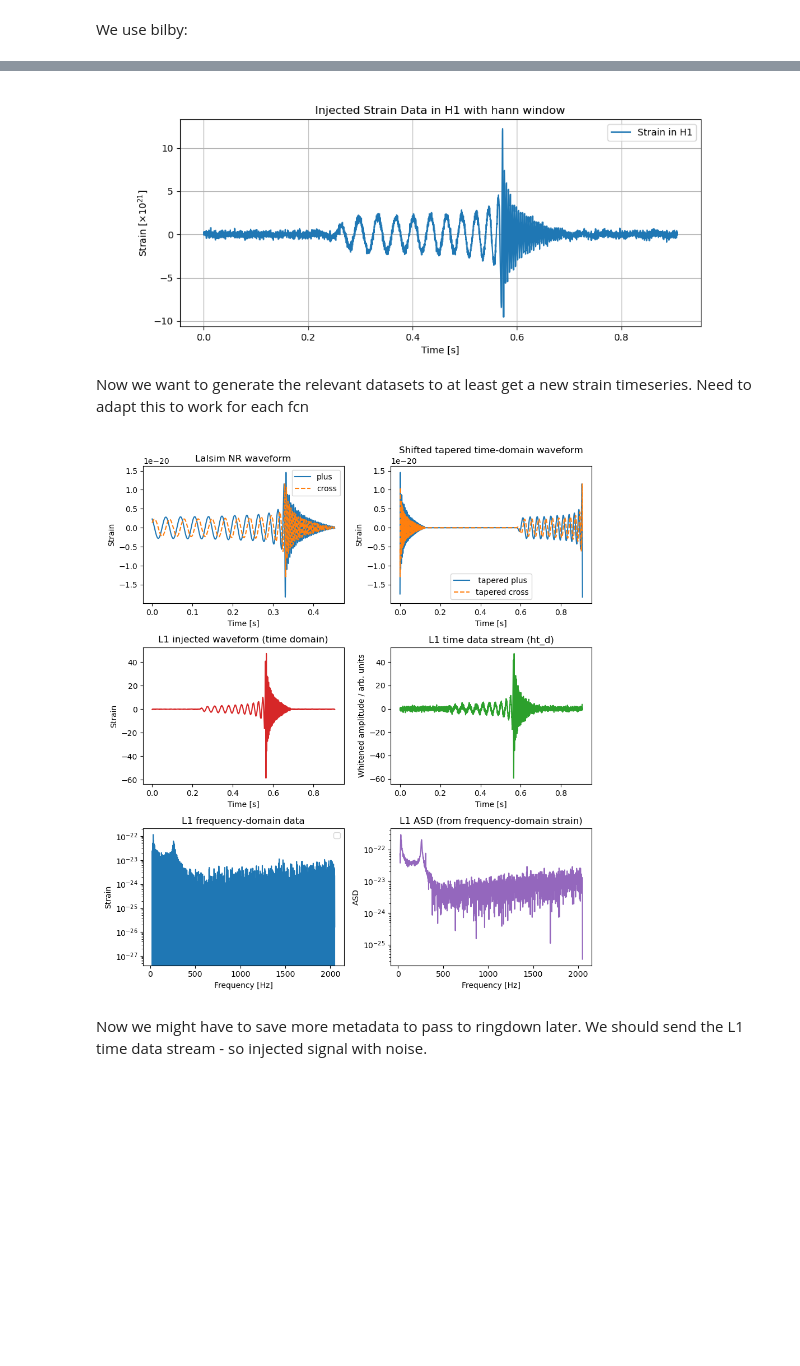
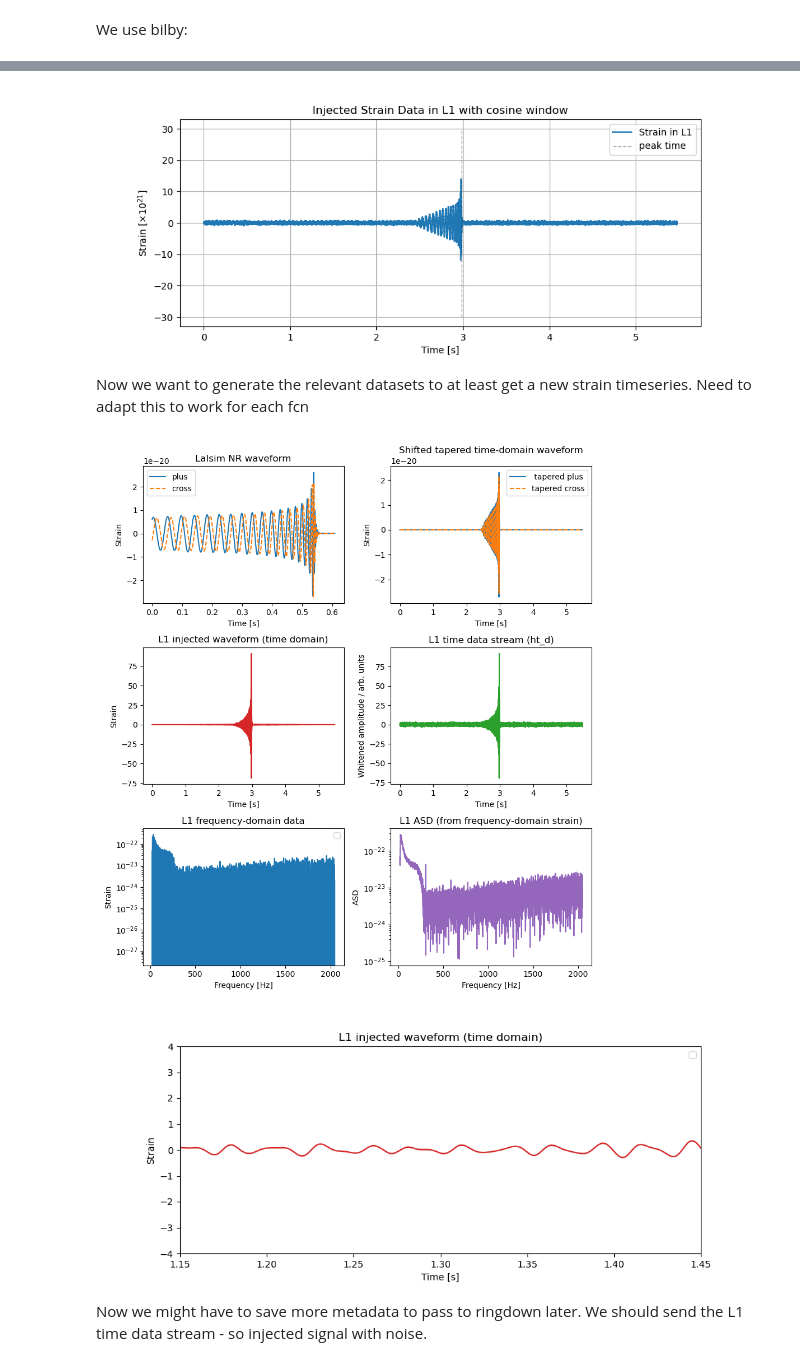
Before and after one commit to selmavangstein/gw_boson_star_testing_gr, a Jupyter notebook: full_working_pipeline.ipynb, the cells around one changed output, grey strips where cells are left out. Saved outputs shown, nothing was run; the diff lists cells and outputs as text; code cells hidden in the pictures; blank space fills up the shorter version.

Commit message:
noise analysis and compact star ringdown run

```diff
--- a/full_working_pipeline.ipynb
+++ b/full_working_pipeline.ipynb
@@ -416,8 +434,9 @@ plt.show()
 # %% [markdown]
 We pad the signal:
 # %%
+pad_factor = 4  # Pad with signal_length on each side
 signal_length = len(times)
-pad_length = signal_length // 2
+pad_length = int(signal_length * pad_factor)
 
 # Get the time step (assuming uniform sampling)
 dt = times[1] - times[0]
@@ -430,16 +449,10 @@ times_padded = np.concatenate([times_before, times, times_after])
 # shift to start at t=0
 times_padded = times_padded-times_padded[0]
 
-# Create padded versions of the tapered signals
-padded_hp_dict = {}
-padded_hc_dict = {}
-padded_taper_dict = {}
-
-for wf in window_funcs:
-    # Pad with zeros on each side
-    padded_hp_dict[wf] = (np.pad(tapered_hp_dict[wf], pad_length, mode='constant', constant_values=0))
-    padded_hc_dict[wf] = (np.pad(tapered_hc_dict[wf], pad_length, mode='constant', constant_values=0))
-    padded_taper_dict[wf] = (np.pad(taper_dict[wf], pad_length, mode='constant', constant_values=0))
+# Pad with zeros on each side
+padded_hp = np.pad(tapered_hp, pad_length, mode='constant', constant_values=0)
+padded_hc = np.pad(tapered_hc, pad_length, mode='constant', constant_values=0)
+padded_taper = np.pad(taper, pad_length, mode='constant', constant_values=0)
 
 print(f"Original signal length: {signal_length} points ({times[0]:.4f} s to {times[-1]:.4f} s)")
 print(f"Padded signal length: {len(times_padded)} points ({times_padded[0]:.4f} s to {times_padded[-1]:.4f} s)")
@@ -504,0 +514,3 @@ np.float64(0.0)
+# %%
+bandpass_filter = True
+window_filter = False
@@ -505,2 +605,5 @@ np.float64(0.0)
+# %%
+preprocessed_hp = filtered_hp if (bandpass_filter or window_filter) else padded_hp
+preprocessed_hc = filtered_hc if (bandpass_filter or window_filter) else padded_hc
 # %% [markdown]
 We use bilby:
@@ -672,11 +746,12 @@ geocent_time = 0.5576171875
 # %%
 # try some plotting of the ifo data
-ifo = ifo_data_dict[window_funcs[0]][0]  # pick one window type to plot
+
+ifo = ifos[1]  # pick one interferometer to plot
 times_ifo = ifo.time_array
 strain = ifo.time_domain_strain
-
 plt.figure(figsize=(10, 4))
 plt.plot(times_ifo, 1.0e21*strain, label=f'Strain in {ifo.name}')
+plt.vlines(peak_time_ifo, -30, 30, color='k', ls='--', alpha=0.3, lw=1, label='peak time')
 plt.xlabel('Time [s]')
 plt.ylabel('Strain [$\\times 10^{21}$]')
 plt.title(f'Injected Strain Data in {ifo.name} with {wf} window')
@@ -684,7 +759,7 @@ plt.legend()
 plt.grid()
 plt.show()
 # %% [output]
-[figure, old version]
+[figure, new version]
 # %% [markdown]
 Now we want to generate the relevant datasets to at least get a new strain timeseries. Need to adapt this to work for each fcn
 # %%
@@ -762,39 +835,47 @@ ax[1].set_ylabel("Strain")
 ax[1].legend()
 
 # 3) Detector injected time-series (ht_inj_det)
-# what am I actually plotting here? Is it what I get before or after injection?
-# it is after a fourier transform at least
-# think it is what is actually sent into the detector at least, right before we add noise. So there is an issue with this shape.
 ax[2].plot(plot_times, ht_inj_det, color="C3")
 ax[2].set_title(f"{ifo.name} injected waveform (time domain)")
 ax[2].set_xlabel("Time [s]")
 ax[2].set_ylabel("Strain")
 
 # 4) Detector time-series (ht_d)
 ax[3].plot(plot_times, ht_d, color="C2")
 ax[3].set_title(f"{ifo.name} time data stream (ht_d)")
 ax[3].set_xlabel("Time [s]")
 ax[3].set_ylabel("Whitened amplitude / arb. units")
 
 # 5) Detector frequency-domain data
 ax[4].plot(plot_frequencies, ifo.frequency_domain_strain[frequency_idxs])
 ax[4].set_yscale("log")
 ax[4].set_title(f"{ifo.name} frequency-domain data")
 ax[4].set_xlabel("Frequency [Hz]")
 ax[4].set_ylabel("Strain")
 ax[4].legend()
 
 # 6) ASD from interferometer frequency-domain strain (subset used for plotting)
 ax[5].plot(plot_frequencies, hf_d, color="C4")
 ax[5].set_yscale("log")
 ax[5].set_title(f"{ifo.name} ASD (from frequency-domain strain)")
 ax[5].set_xlabel("Frequency [Hz]")
 ax[5].set_ylabel("ASD")
 
 plt.tight_layout()
 plt.show()
+
+plt.figure(figsize=(10, 4))
+plt.plot(plot_times, ht_inj_det, color="C3")
+plt.title(f"{ifo.name} injected waveform (time domain)")
+plt.xlabel("Time [s]")
+plt.ylabel("Strain")
+plt.xlim(1.15,1.45)
+plt.ylim(-4,4)
+plt.legend()
+plt.show()
 # %% [output]
-[figure, old version]
+[figure, new version]
+[figure, added]
 # %% [markdown]
 Now we might have to save more metadata to pass to ringdown later. We should send the L1 time data stream - so injected signal with noise.
 # %%
```
Also changed, not shown: parts of 28 cells of this notebook, 41 other files.
